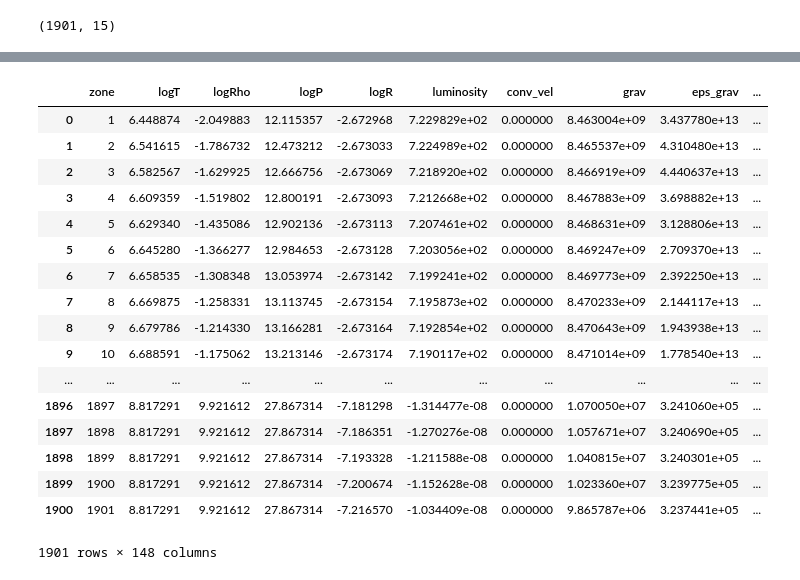
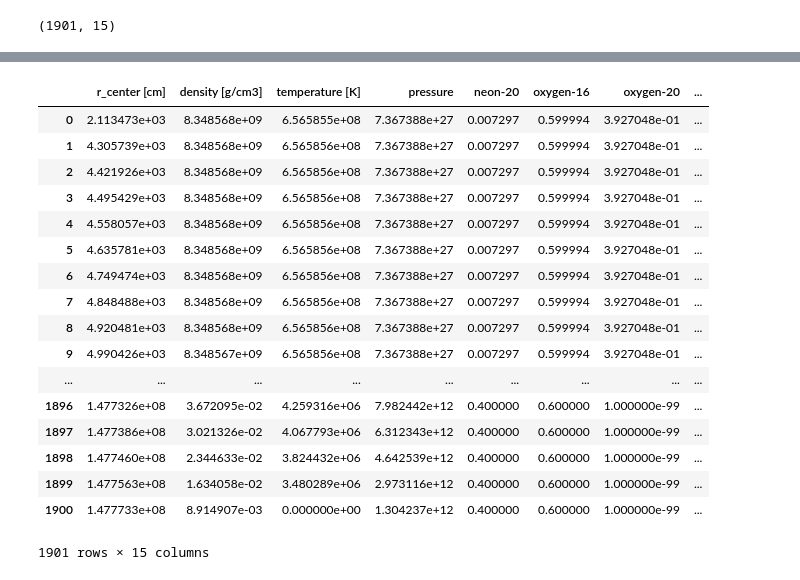
Before and after one commit to XinlongSBU/xinlong_file, a Jupyter notebook: initial-model_prepare/generate_initial-model_raw.ipynb, the cells around one changed output, grey strips where cells are left out. Drawn from its saved outputs; the diff is of its cells as text; code cells hidden in the pictures.

```diff
--- a/initial-model_prepare/generate_initial-model_raw.ipynb
+++ b/initial-model_prepare/generate_initial-model_raw.ipynb
@@ -60,24 +114,24 @@ for i in range(1901):
         f.write(' ')
     f.write('\n')
 f.close()
-# %%
-a
-# %% [output]
-|  | zone | logT | logRho | logP | logR | luminosity | conv_vel | grav | eps_grav | ... |
-| 0 | 1 | 6.448874 | -2.049883 | 12.115357 | -2.672968 | 7.229829e+02 | 0.000000 | 8.463004e+09 | 3.437780e+13 | ... |
-| 1 | 2 | 6.541615 | -1.786732 | 12.473212 | -2.673033 | 7.224989e+02 | 0.000000 | 8.465537e+09 | 4.310480e+13 | ... |
-| 2 | 3 | 6.582567 | -1.629925 | 12.666756 | -2.673069 | 7.218920e+02 | 0.000000 | 8.466919e+09 | 4.440637e+13 | ... |
-| 3 | 4 | 6.609359 | -1.519802 | 12.800191 | -2.673093 | 7.212668e+02 | 0.000000 | 8.467883e+09 | 3.698882e+13 | ... |
-| 4 | 5 | 6.629340 | -1.435086 | 12.902136 | -2.673113 | 7.207461e+02 | 0.000000 | 8.468631e+09 | 3.128806e+13 | ... |
-| 5 | 6 | 6.645280 | -1.366277 | 12.984653 | -2.673128 | 7.203056e+02 | 0.000000 | 8.469247e+09 | 2.709370e+13 | ... |
-| 6 | 7 | 6.658535 | -1.308348 | 13.053974 | -2.673142 | 7.199241e+02 | 0.000000 | 8.469773e+09 | 2.392250e+13 | ... |
-| 7 | 8 | 6.669875 | -1.258331 | 13.113745 | -2.673154 | 7.195873e+02 | 0.000000 | 8.470233e+09 | 2.144117e+13 | ... |
-| 8 | 9 | 6.679786 | -1.214330 | 13.166281 | -2.673164 | 7.192854e+02 | 0.000000 | 8.470643e+09 | 1.943938e+13 | ... |
-| 9 | 10 | 6.688591 | -1.175062 | 13.213146 | -2.673174 | 7.190117e+02 | 0.000000 | 8.471014e+09 | 1.778540e+13 | ... |
-| ... | ... | ... | ... | ... | ... | ... | ... | ... | ... | ... |
-| 1896 | 1897 | 8.817291 | 9.921612 | 27.867314 | -7.181298 | -1.314477e-08 | 0.000000 | 1.070050e+07 | 3.241060e+05 | ... |
-| 1897 | 1898 | 8.817291 | 9.921612 | 27.867314 | -7.186351 | -1.270276e-08 | 0.000000 | 1.057671e+07 | 3.240690e+05 | ... |
-| 1898 | 1899 | 8.817291 | 9.921612 | 27.867314 | -7.193328 | -1.211588e-08 | 0.000000 | 1.040815e+07 | 3.240301e+05 | ... |
-| 1899 | 1900 | 8.817291 | 9.921612 | 27.867314 | -7.200674 | -1.152628e-08 | 0.000000 | 1.023360e+07 | 3.239775e+05 | ... |
-| 1900 | 1901 | 8.817291 | 9.921612 | 27.867314 | -7.216570 | -1.034409e-08 | 0.000000 | 9.865787e+06 | 3.237441e+05 | ... |
-1901 rows × 148 columns
+# %%
+data
+# %% [output]
+|  | r_center [cm] | density [g/cm3] | temperature [K] | pressure | neon-20 | oxygen-16 | oxygen-20 | ... |
+| 0 | 2.113473e+03 | 8.348568e+09 | 6.565855e+08 | 7.367388e+27 | 0.007297 | 0.599994 | 3.927048e-01 | ... |
+| 1 | 4.305739e+03 | 8.348568e+09 | 6.565856e+08 | 7.367388e+27 | 0.007297 | 0.599994 | 3.927048e-01 | ... |
+| 2 | 4.421926e+03 | 8.348568e+09 | 6.565856e+08 | 7.367388e+27 | 0.007297 | 0.599994 | 3.927048e-01 | ... |
+| 3 | 4.495429e+03 | 8.348568e+09 | 6.565856e+08 | 7.367388e+27 | 0.007297 | 0.599994 | 3.927048e-01 | ... |
+| 4 | 4.558057e+03 | 8.348568e+09 | 6.565856e+08 | 7.367388e+27 | 0.007297 | 0.599994 | 3.927048e-01 | ... |
+| 5 | 4.635781e+03 | 8.348568e+09 | 6.565856e+08 | 7.367388e+27 | 0.007297 | 0.599994 | 3.927048e-01 | ... |
+| 6 | 4.749474e+03 | 8.348568e+09 | 6.565856e+08 | 7.367388e+27 | 0.007297 | 0.599994 | 3.927048e-01 | ... |
+| 7 | 4.848488e+03 | 8.348568e+09 | 6.565856e+08 | 7.367388e+27 | 0.007297 | 0.599994 | 3.927048e-01 | ... |
+| 8 | 4.920481e+03 | 8.348568e+09 | 6.565856e+08 | 7.367388e+27 | 0.007297 | 0.599994 | 3.927048e-01 | ... |
+| 9 | 4.990426e+03 | 8.348567e+09 | 6.565856e+08 | 7.367388e+27 | 0.007297 | 0.599994 | 3.927048e-01 | ... |
+| ... | ... | ... | ... | ... | ... | ... | ... | ... |
+| 1896 | 1.477326e+08 | 3.672095e-02 | 4.259316e+06 | 7.982442e+12 | 0.400000 | 0.600000 | 1.000000e-99 | ... |
+| 1897 | 1.477386e+08 | 3.021326e-02 | 4.067793e+06 | 6.312343e+12 | 0.400000 | 0.600000 | 1.000000e-99 | ... |
+| 1898 | 1.477460e+08 | 2.344633e-02 | 3.824432e+06 | 4.642539e+12 | 0.400000 | 0.600000 | 1.000000e-99 | ... |
+| 1899 | 1.477563e+08 | 1.634058e-02 | 3.480289e+06 | 2.973116e+12 | 0.400000 | 0.600000 | 1.000000e-99 | ... |
+| 1900 | 1.477733e+08 | 8.914907e-03 | 0.000000e+00 | 1.304237e+12 | 0.400000 | 0.600000 | 1.000000e-99 | ... |
+1901 rows × 15 columns
```
Also changed, not shown: parts of 21 cells of this notebook, 9 other files.
